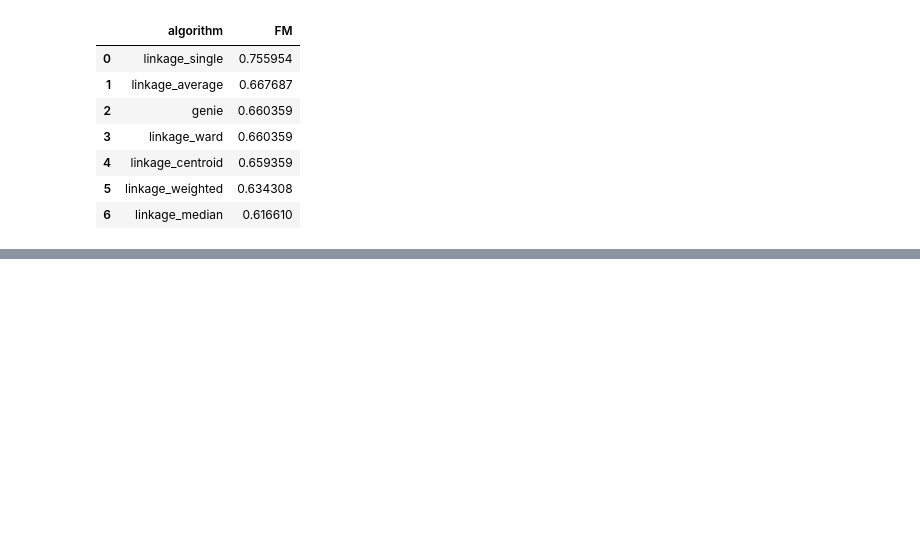
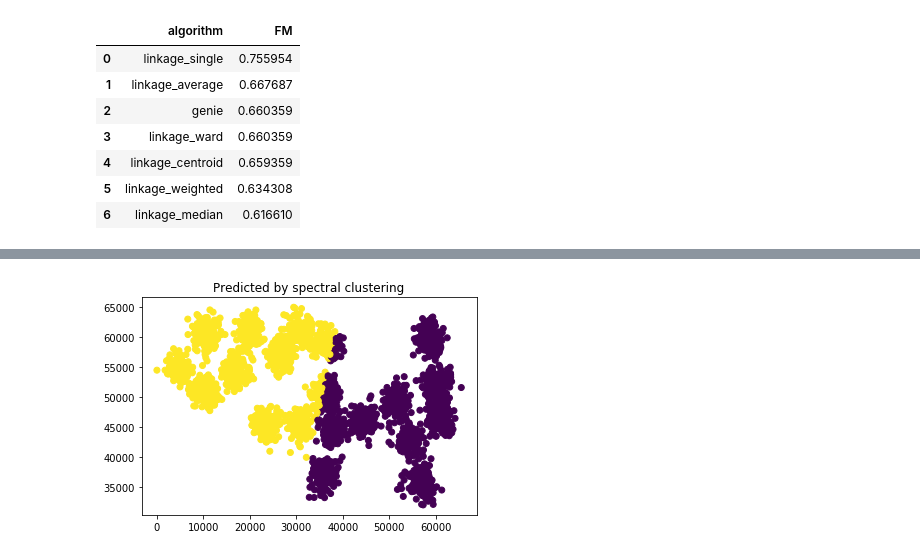
Before and after one commit to Przemyslaw2889/spectral-clustering, a Jupyter notebook: python/raport.ipynb, the cells around one changed output, grey strips where cells are left out. Cells and saved outputs as stored; diff of their text form; code cells hidden in the pictures; blank space fills up the shorter version.

```diff
--- a/python/raport.ipynb
+++ b/python/raport.ipynb
@@ -128,0 +188,2 @@ result.groupby("algorithm")["FM"].mean().reset_index().sort_values("FM", ascendi
+# %%
+Y_pred = spectral_clustering(X, 2, 2)
@@ -128,0 +194,4 @@ result.groupby("algorithm")["FM"].mean().reset_index().sort_values("FM", ascendi
+# %%
+plot_2d_vectors(X, Y_pred, "Predicted by spectral clustering")
+# %% [output]
+[figure, added]
```
Also changed, not shown: parts of 24 cells of this notebook, 1 other file.
